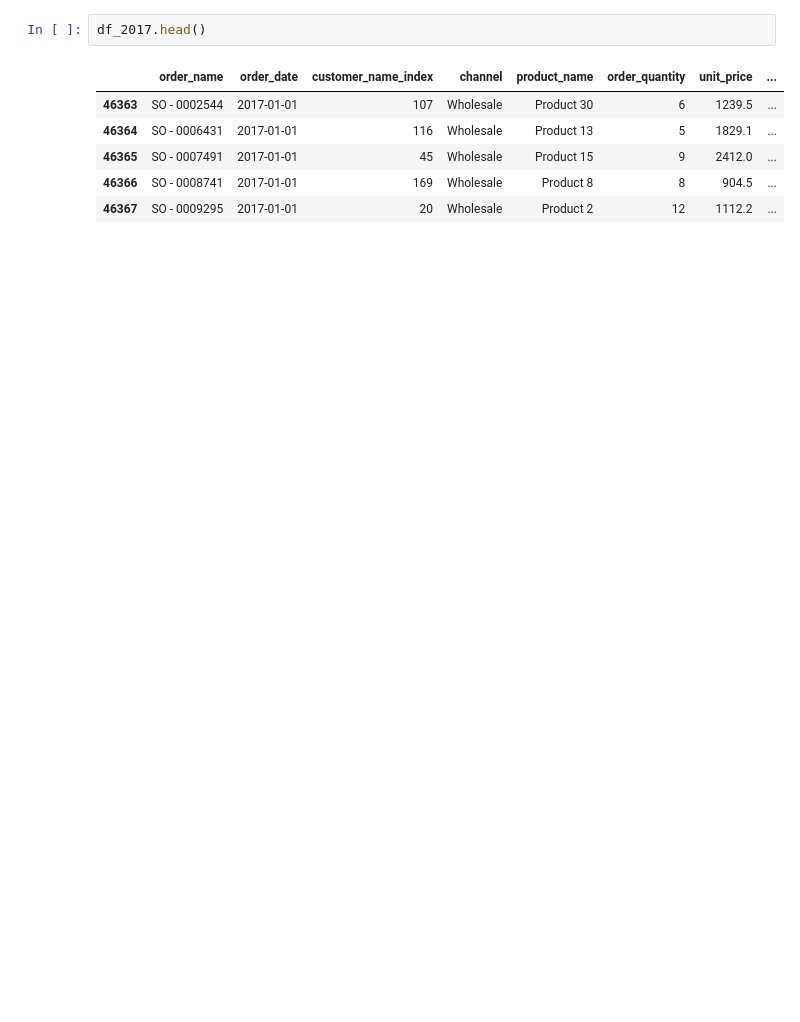
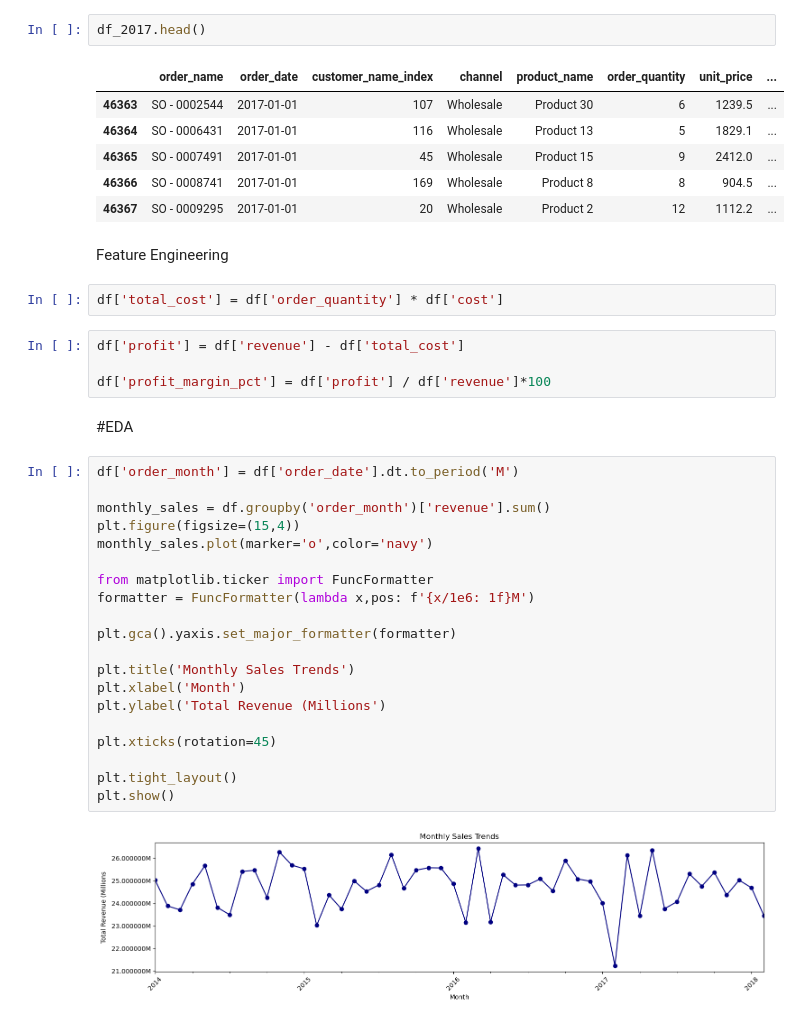
Before and after one commit to shivamx0309/Sales-Analysis, a Jupyter notebook: Regional Sales Analysis.ipynb, the cells around one changed output. Drawn from its saved outputs; the diff is of its cells as text; blank space fills up the shorter version.

```diff
--- a/Regional Sales Analysis.ipynb
+++ b/Regional Sales Analysis.ipynb
@@ -358,3 +356,35 @@ df_2017.head()
 | 46365 | SO - 0007491 | 2017-01-01 | 45 | Wholesale | Product 15 | 9 | 2412.0 | ... |
 | 46366 | SO - 0008741 | 2017-01-01 | 169 | Wholesale | Product 8 | 8 | 904.5 | ... |
 | 46367 | SO - 0009295 | 2017-01-01 | 20 | Wholesale | Product 2 | 12 | 1112.2 | ... |
+# %% [markdown]
+Feature Engineering
+# %%
+df['total_cost'] = df['order_quantity'] * df['cost']
+# %%
+df['profit'] = df['revenue'] - df['total_cost']
+
+df['profit_margin_pct'] = df['profit'] / df['revenue']*100
+# %% [markdown]
+#EDA
+# %%
+df['order_month'] = df['order_date'].dt.to_period('M')
+
+monthly_sales = df.groupby('order_month')['revenue'].sum()
+plt.figure(figsize=(15,4))
+monthly_sales.plot(marker='o',color='navy')
+
+from matplotlib.ticker import FuncFormatter
+formatter = FuncFormatter(lambda x,pos: f'{x/1e6: 1f}M')
+
+plt.gca().yaxis.set_major_formatter(formatter)
+
+plt.title('Monthly Sales Trends')
+plt.xlabel('Month')
+plt.ylabel('Total Revenue (Millions')
+
+plt.xticks(rotation=45)
+
+plt.tight_layout()
+plt.show()
+# %% [output]
+[figure, added]
```
Also changed, not shown: parts of 25 cells of this notebook, 2 other files.
